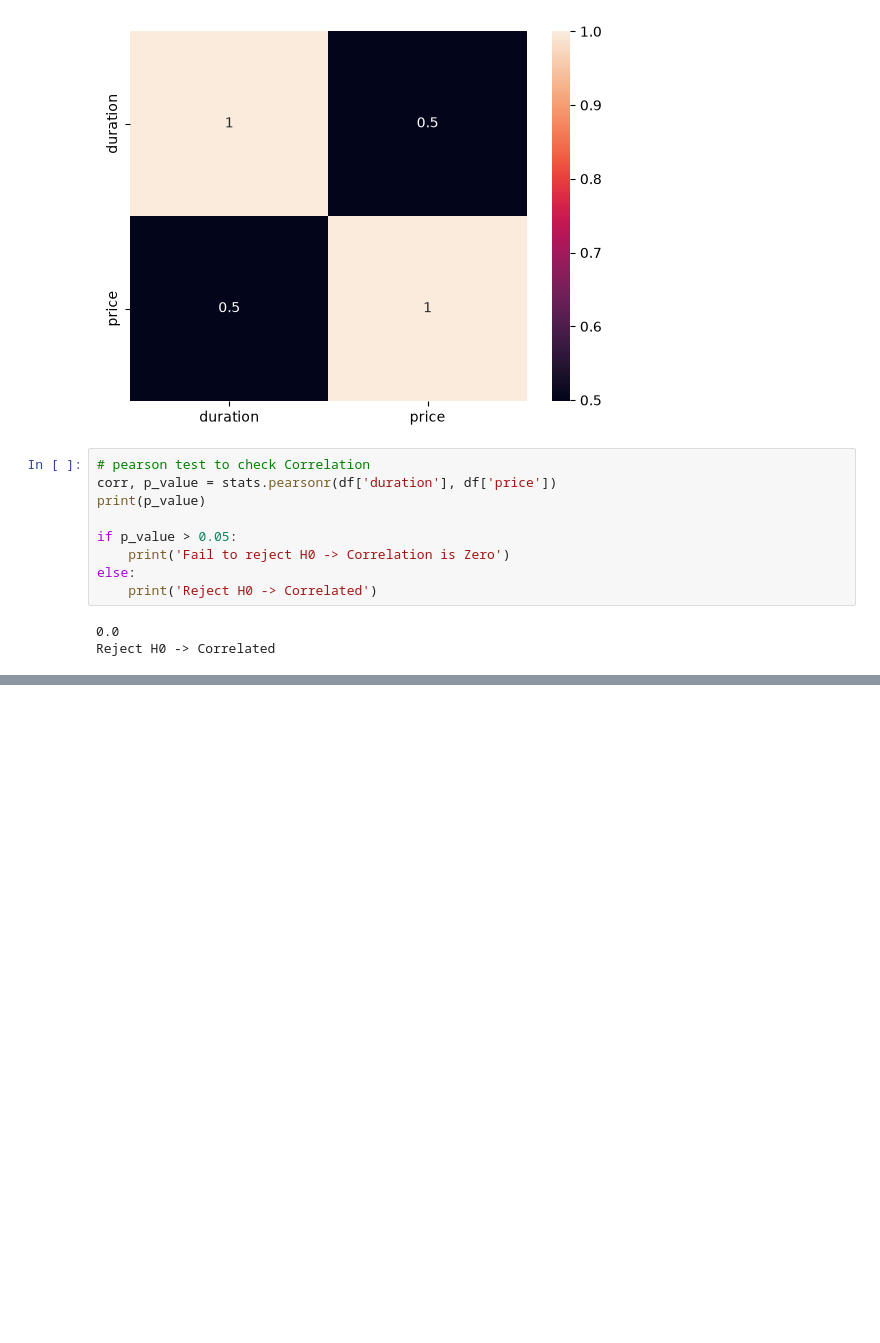
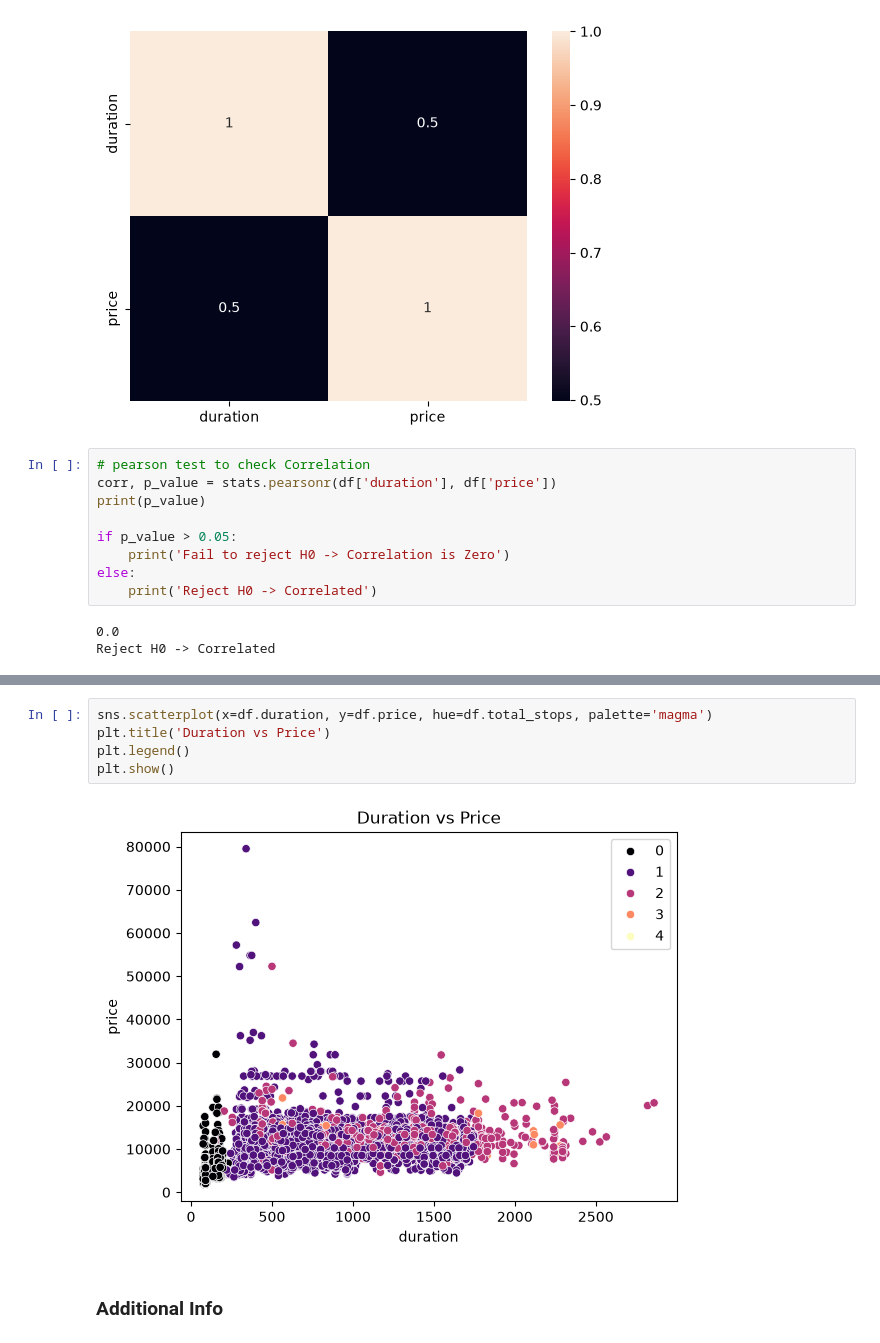
Before and after one commit to ayansuvra/Flight-Price-Prediction, a Jupyter notebook: notebooks/EDA.ipynb, the cells around one changed output, grey strips where cells are left out. Drawn from its saved outputs; the diff is of its cells as text; blank space fills up the shorter version.

```diff
--- a/notebooks/EDA.ipynb
+++ b/notebooks/EDA.ipynb
@@ -399,0 +428,9 @@ Reject H0 -> Correlated
+# %%
+sns.scatterplot(x=df.duration, y=df.price, hue=df.total_stops, palette='magma')
+plt.title('Duration vs Price')
+plt.legend()
+plt.show()
+# %% [output]
+[figure, added]
+# %% [markdown]
+### Additional Info
```
Also changed, not shown: parts of 15 cells of this notebook.
